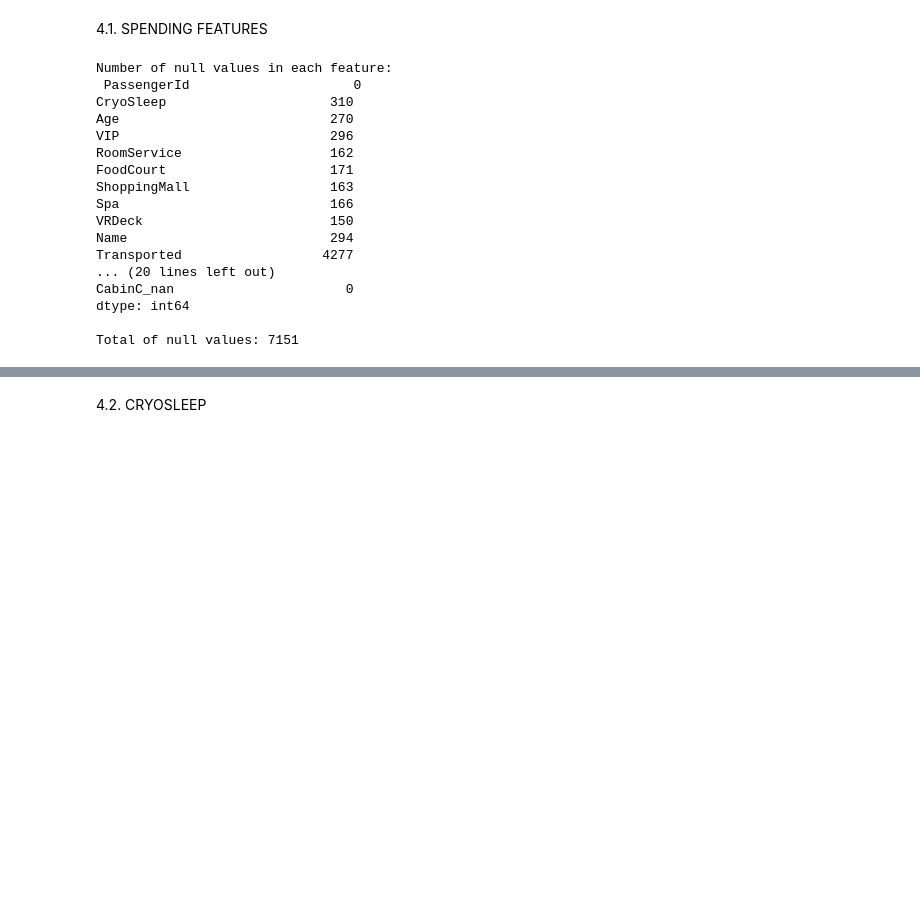
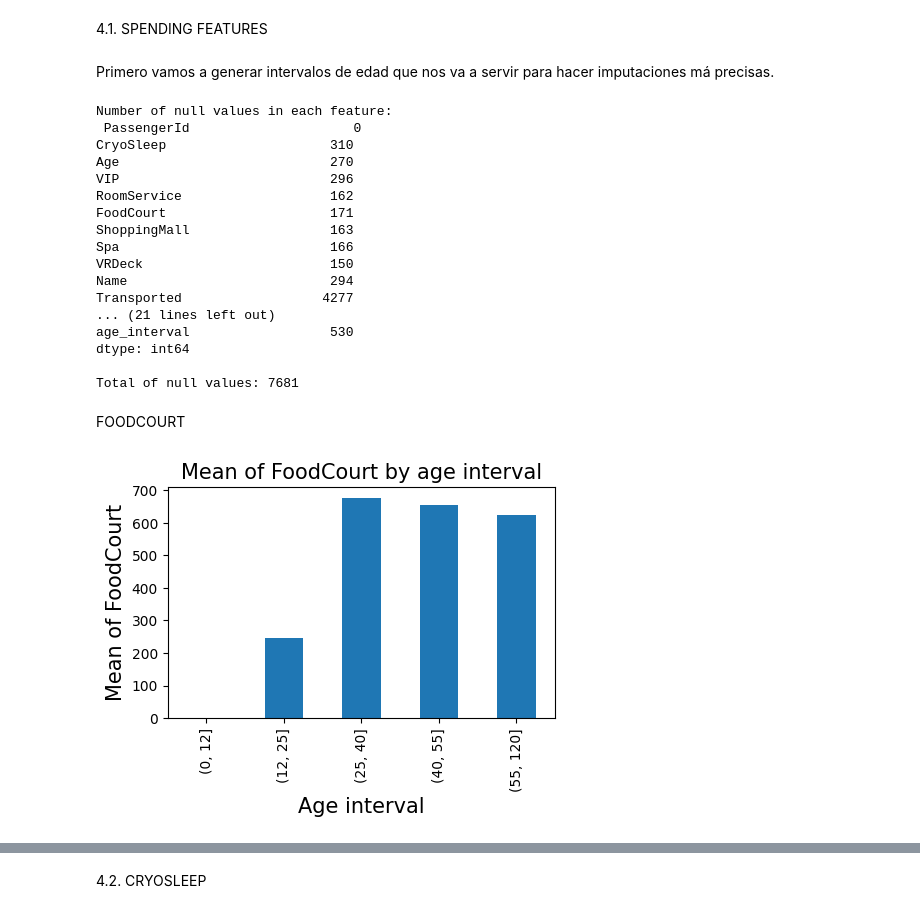
Before and after one commit to JMViJi/Spaceship-Titanic-Kaggle-Competition, a Jupyter notebook: spaceship-titanic.ipynb, the cells around one changed output, grey strips where cells are left out. Drawn from its saved outputs; the diff is of its cells as text; code cells hidden in the pictures; blank space fills up the shorter version.

```diff
--- a/spaceship-titanic.ipynb
+++ b/spaceship-titanic.ipynb
@@ -386,11 +391,19 @@ dtype: int64
 Total of null values: 7749
 # %% [markdown]
 4.1. SPENDING FEATURES
+# %% [markdown]
+Primero vamos a generar intervalos de edad que nos va a servir para hacer imputaciones má precisas.
+# %%
+# Definir los bordes de los intervalos
+bin = [0, 12, 25, 40, 55, 120]
+
+# Crear una nueva columna con los intervalos de edad
+X_train['age_interval'] = pd.cut(X_train['Age'], bin)
 # %%
-# Para cada obervacion en X_train_DP['Age']  <=12 o X_train_DP['CryoSleep'] == 1.0 entonces  X_train_DP['FoodCourt'] = 0 y X_train_DP['ShoppingMall'] = 0
-X_train_DP.loc[(X_train_DP['Age'] <= 12) | (X_train_DP['CryoSleep'] == 1.0), ['FoodCourt', 'ShoppingMall', 'RoomService', 'Spa', 'VRDeck']] = 0
+# Los pasajeros menores de 12 años, los que estan en cryosleep y
+X_train.loc[(X_train['Age'] <= 12) | (X_train['CryoSleep'] == 1.0), ['FoodCourt', 'ShoppingMall', 'RoomService', 'Spa', 'VRDeck']] = 0
 
-print('Number of null values in each feature:\n', X_train_DP.isnull().sum(), '\n\nTotal of null values:', X_train_DP.isnull().sum().sum())
+print('Number of null values in each feature:\n', X_train.isnull().sum(), '\n\nTotal of null values:', X_train.isnull().sum().sum())
 # %% [output]
 Number of null values in each feature:
  PassengerId                     0
@@ -404,8 +417,28 @@ Spa                           166
 VRDeck                        150
 Name                          294
 Transported                  4277
-... (20 lines left out)
-CabinC_nan                      0
+... (21 lines left out)
+age_interval                  530
 dtype: int64
 
-Total of null values: 7151
+Total of null values: 7681
+# %% [markdown]
+FOODCOURT
+# %%
+#Calculamos la media de gasto en cada grupo de edad
+mean_FoodCourt = X_train.groupby('age_interval')['FoodCourt'].mean()
+
+# Bar chart of mean_FoodCourt by age_interval
+mean_FoodCourt.plot(kind='bar', figsize=(5,3))
+Title = plt.title('Mean of FoodCourt by age interval', fontsize=15)
+plt.xlabel('Age interval', fontsize=15)
+plt.ylabel('Mean of FoodCourt', fontsize=15)
+
+# Si X_train['FoodCourt'] es nulo, si X_train['Age'] es menor o igual a 12, entonces 0, si X_train['Age'] es mayor que 12 y menor o igual que 25, entonces 1, si X_train['Age'] es mayor que 25 y menor o igual que 40, entonces 2, si X_train['Age'] es mayor que 40 y menor o igual que 55, entonces 3, si X_train['Age'] es mayor que 55, entonces 4
+X_train['FoodCourt'] = X_train['FoodCourt'].fillna(X_train['Age'].apply(
+    lambda x: mean_FoodCourt.iloc[0] if x <= 12 else
+    mean_FoodCourt.iloc[1] if x <= 25 else
+    mean_FoodCourt.iloc[2] if x <= 40 else
+    mean_FoodCourt.iloc[3] if x <= 55 else mean_FoodCourt.iloc[4]))
+# %% [output]
+[figure, added]
```
Also changed, not shown: parts of 29 cells of this notebook, 1 other file.
